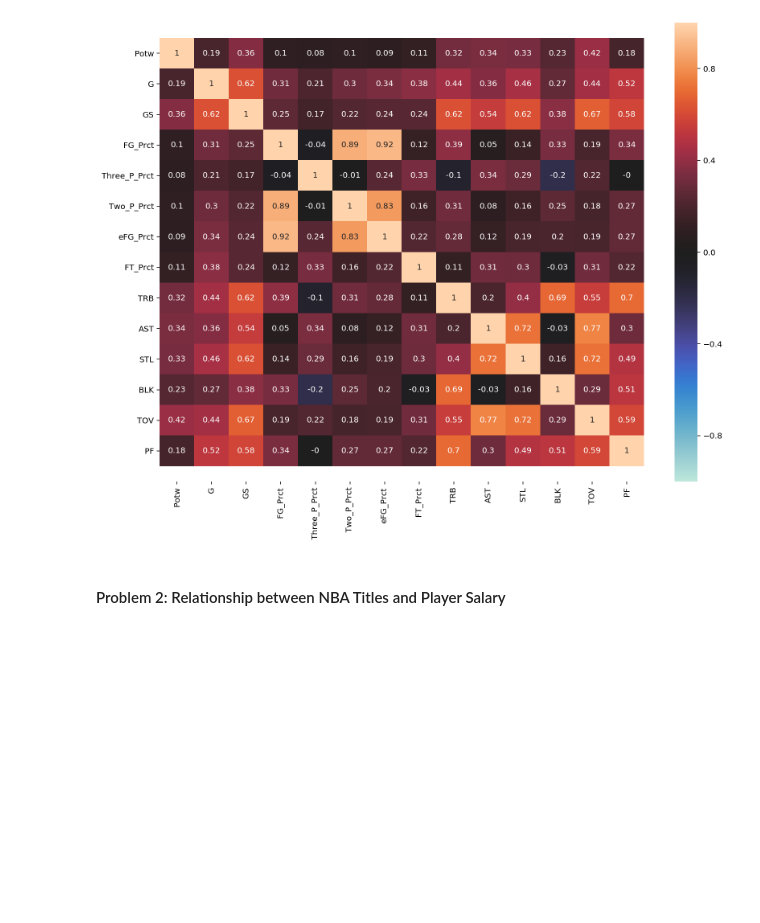
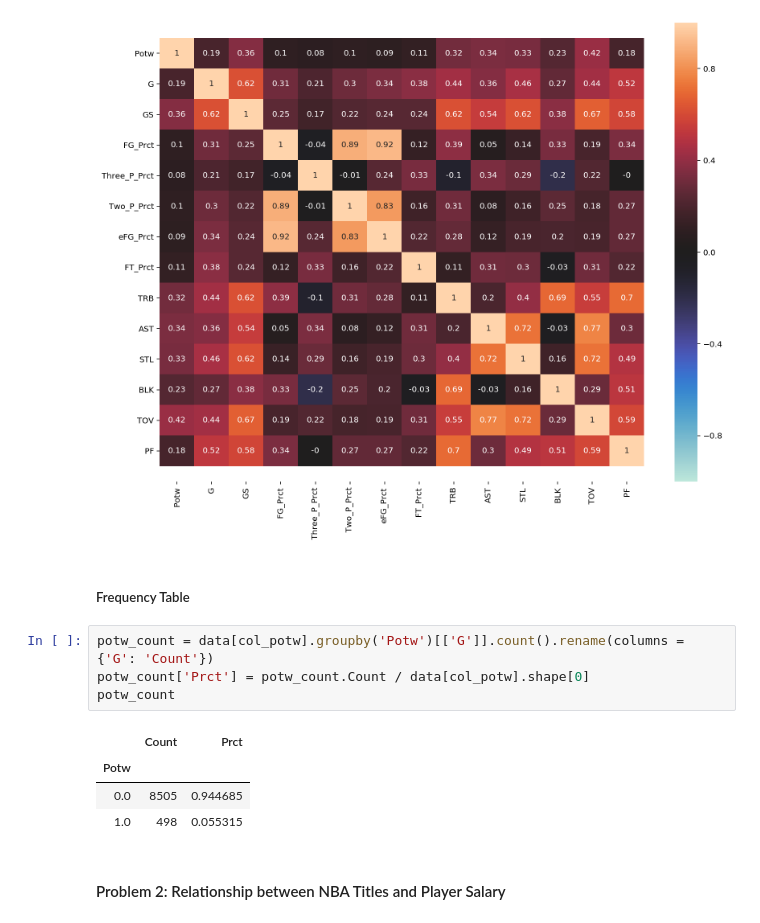
Before and after one commit to chunheisiu/NBA-POTW-Regression, a Jupyter notebook: notebooks/EDA.ipynb, the cells around one changed output. Saved outputs shown, nothing was run; the diff lists cells and outputs as text; blank space fills up the shorter version.

```diff
--- a/notebooks/EDA.ipynb
+++ b/notebooks/EDA.ipynb
@@ -59,6 +59,17 @@ plt.savefig('../plot/eda_1_heatmap.png', dpi = 300, bbox_inches = 'tight')
 plt.show()
 # %% [output]
 [figure]
+# %% [markdown]
+##### Frequency Table
+# %%
+potw_count = data[col_potw].groupby('Potw')[['G']].count().rename(columns = {'G': 'Count'})
+potw_count['Prct'] = potw_count.Count / data[col_potw].shape[0]
+potw_count
+# %% [output]
+|  | Count | Prct |
+| Potw |  |  |
+| 0.0 | 8505 | 0.944685 |
+| 1.0 | 498 | 0.055315 |
 # %% [markdown]
 #### Problem 2: Relationship between NBA Titles and Player Salary
 # %% [markdown]
```
Also changed, not shown: parts of 2 cells of this notebook, 1 other file.
